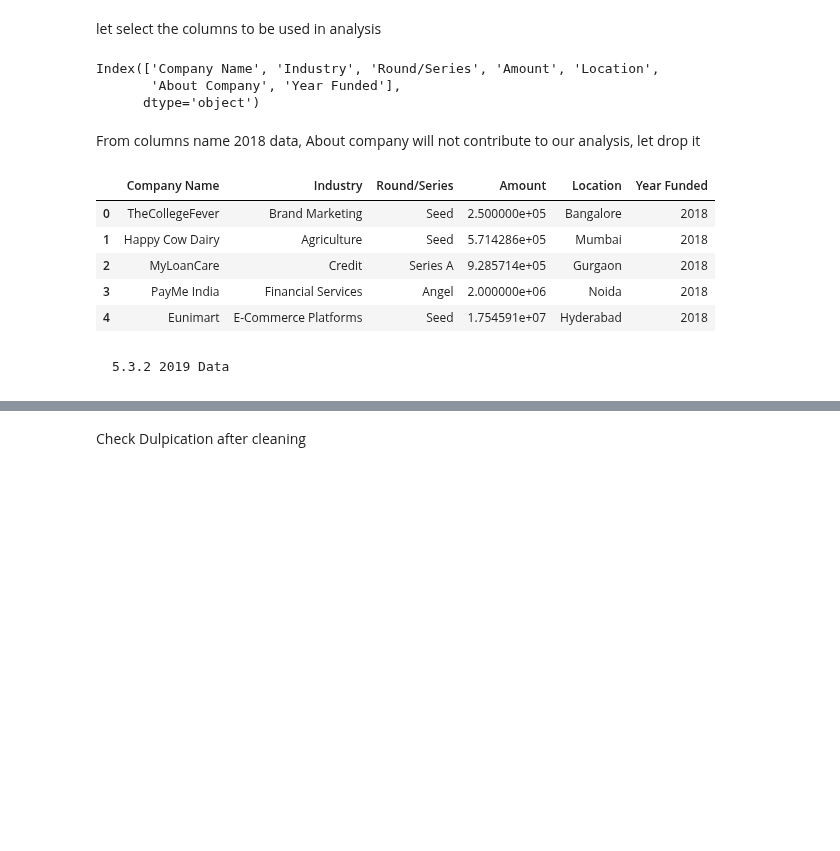
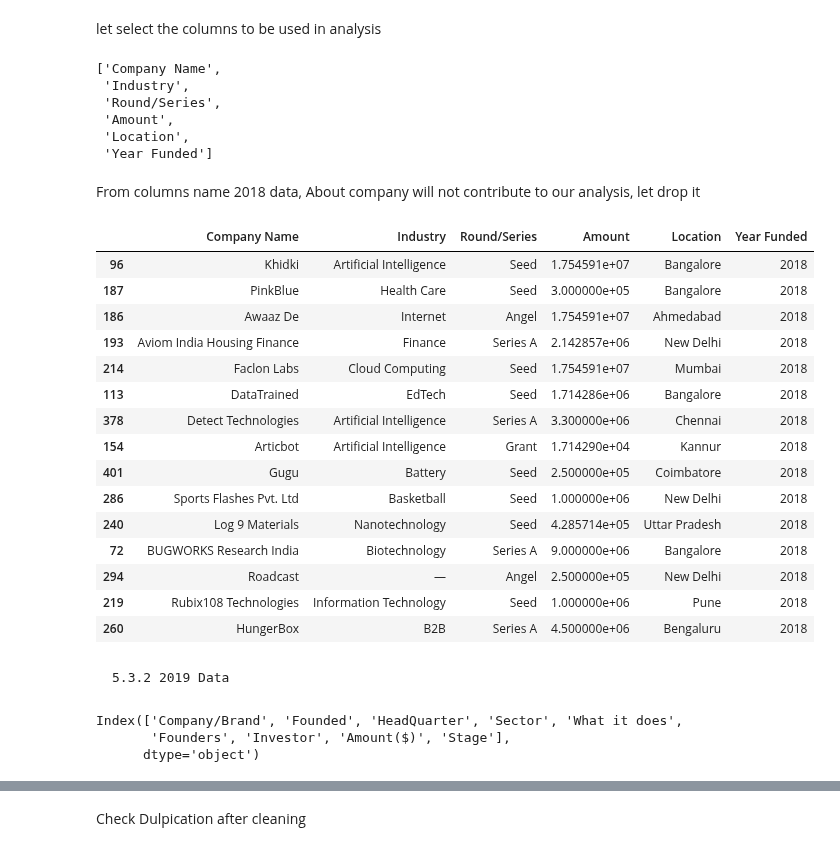
Before and after one commit to DelphinKdl/-Data-analysis-project-Data-Driven-Insights-for-Indian-Startup-Growth, a Jupyter notebook: India StartUp analysis 2018 -2021.ipynb, the cells around one changed output, grey strips where cells are left out. Saved outputs shown, nothing was run; the diff lists cells and outputs as text; code cells hidden in the pictures; blank space fills up the shorter version.

Commit message:
Noting data insight of 2019

```diff
--- a/India StartUp analysis 2018 -2021.ipynb
+++ b/India StartUp analysis 2018 -2021.ipynb
@@ -470,23 +470,42 @@ data_2018.head(5)
 # %% [markdown]
 let select the columns to be used in analysis
 # %%
-data_2018.columns
+data_2018.columns.tolist()
 # %% [output]
-Index(['Company Name', 'Industry', 'Round/Series', 'Amount', 'Location',
-       'About Company', 'Year Funded'],
-      dtype='object')
+['Company Name',
+ 'Industry',
+ 'Round/Series',
+ 'Amount',
+ 'Location',
+ 'Year Funded']
 # %% [markdown]
 From columns name 2018 data, About company will not contribute to our analysis, let drop it
 # %%
 data_2018.drop(['About Company'], axis=1, inplace=True)
-# %%
-data_2018.head(5)
-# %% [output]
-|  | Company Name | Industry | Round/Series | Amount | Location | Year Funded |
-| 0 | TheCollegeFever | Brand Marketing | Seed | 2.500000e+05 | Bangalore | 2018 |
-| 1 | Happy Cow Dairy | Agriculture | Seed | 5.714286e+05 | Mumbai | 2018 |
-| 2 | MyLoanCare | Credit | Series A | 9.285714e+05 | Gurgaon | 2018 |
-| 3 | PayMe India | Financial Services | Angel | 2.000000e+06 | Noida | 2018 |
-| 4 | Eunimart | E-Commerce Platforms | Seed | 1.754591e+07 | Hyderabad | 2018 |
+# %%
+data_2018.sample(15)
+# %% [output]
+|  | Company Name | Industry | Round/Series | Amount | Location | Year Funded |
+| 96 | Khidki | Artificial Intelligence | Seed | 1.754591e+07 | Bangalore | 2018 |
+| 187 | PinkBlue | Health Care | Seed | 3.000000e+05 | Bangalore | 2018 |
+| 186 | Awaaz De | Internet | Angel | 1.754591e+07 | Ahmedabad | 2018 |
+| 193 | Aviom India Housing Finance | Finance | Series A | 2.142857e+06 | New Delhi | 2018 |
+| 214 | Faclon Labs | Cloud Computing | Seed | 1.754591e+07 | Mumbai | 2018 |
+| 113 | DataTrained | EdTech | Seed | 1.714286e+06 | Bangalore | 2018 |
+| 378 | Detect Technologies | Artificial Intelligence | Series A | 3.300000e+06 | Chennai | 2018 |
+| 154 | Articbot | Artificial Intelligence | Grant | 1.714290e+04 | Kannur | 2018 |
+| 401 | Gugu | Battery | Seed | 2.500000e+05 | Coimbatore | 2018 |
+| 286 | Sports Flashes Pvt. Ltd | Basketball | Seed | 1.000000e+06 | New Delhi | 2018 |
+| 240 | Log 9 Materials | Nanotechnology | Seed | 4.285714e+05 | Uttar Pradesh | 2018 |
+| 72 | BUGWORKS Research India | Biotechnology | Series A | 9.000000e+06 | Bangalore | 2018 |
+| 294 | Roadcast | — | Angel | 2.500000e+05 | New Delhi | 2018 |
+| 219 | Rubix108 Technologies | Information Technology | Seed | 1.000000e+06 | Pune | 2018 |
+| 260 | HungerBox | B2B | Series A | 4.500000e+06 | Bengaluru | 2018 |
 # %% [markdown]
     5.3.2 2019 Data
+# %%
+data_2019.columns
+# %% [output]
+Index(['Company/Brand', 'Founded', 'HeadQuarter', 'Sector', 'What it does',
+       'Founders', 'Investor', 'Amount($)', 'Stage'],
+      dtype='object')
```
Also changed, not shown: parts of 6 cells of this notebook.
